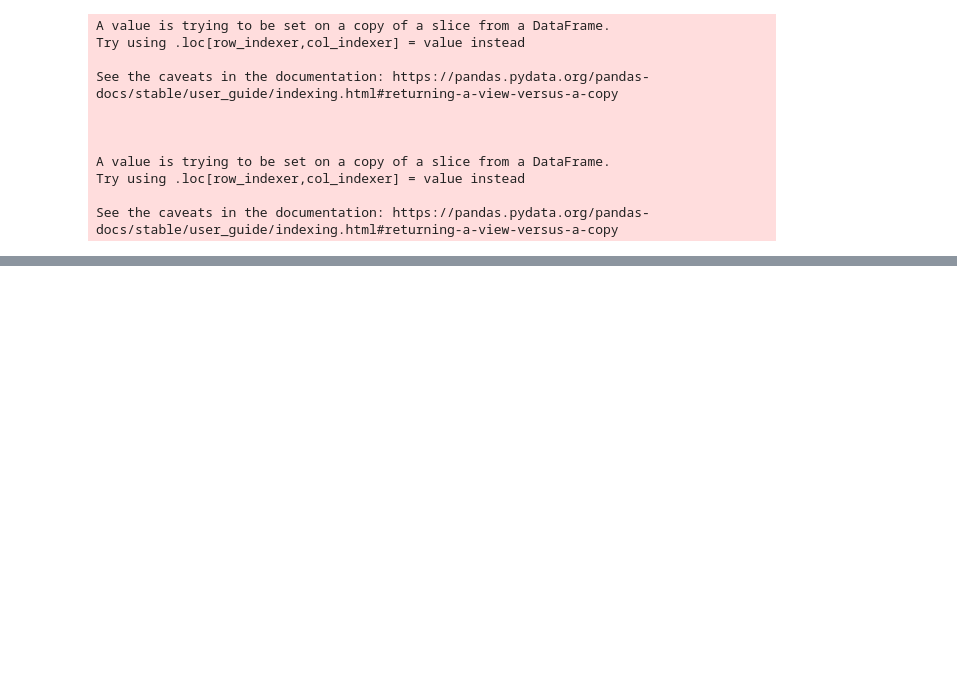
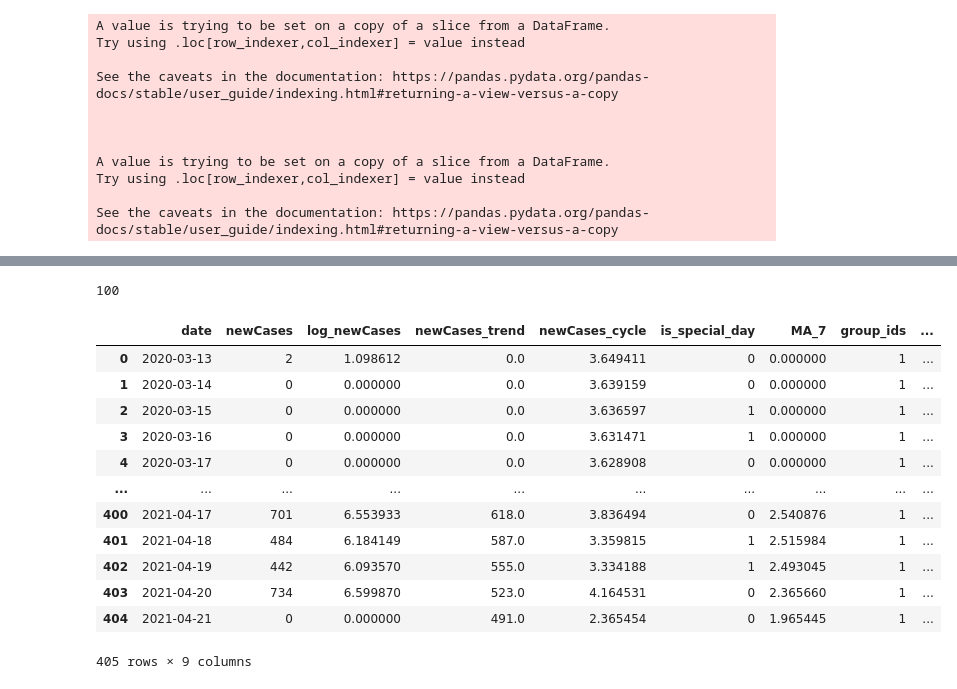
Before and after one commit to HeyLucasLeao/HeyLucasLeao.github.io, a Jupyter notebook: ipynb/ML/aprendizado_de_maquina.ipynb, the cells around one changed output, grey strips where cells are left out. Cells and saved outputs as stored; diff of their text form; code cells hidden in the pictures; blank space fills up the shorter version.

```diff
--- a/ipynb/ML/aprendizado_de_maquina.ipynb
+++ b/ipynb/ML/aprendizado_de_maquina.ipynb
@@ -269,0 +417,20 @@ smape_loss(y_test, pd.Series(y_pred_knn, index=y_test.index))
+# %%
+n_neighbors
+# %% [output]
+100
+# %%
+data_from_newCases
+# %% [output]
+|  | date | newCases | log_newCases | newCases_trend | newCases_cycle | is_special_day | MA_7 | group_ids | ... |
+| 0 | 2020-03-13 | 2 | 1.098612 | 0.0 | 3.649411 | 0 | 0.000000 | 1 | ... |
+| 1 | 2020-03-14 | 0 | 0.000000 | 0.0 | 3.639159 | 0 | 0.000000 | 1 | ... |
+| 2 | 2020-03-15 | 0 | 0.000000 | 0.0 | 3.636597 | 1 | 0.000000 | 1 | ... |
+| 3 | 2020-03-16 | 0 | 0.000000 | 0.0 | 3.631471 | 1 | 0.000000 | 1 | ... |
+| 4 | 2020-03-17 | 0 | 0.000000 | 0.0 | 3.628908 | 0 | 0.000000 | 1 | ... |
+| ... | ... | ... | ... | ... | ... | ... | ... | ... | ... |
+| 400 | 2021-04-17 | 701 | 6.553933 | 618.0 | 3.836494 | 0 | 2.540876 | 1 | ... |
+| 401 | 2021-04-18 | 484 | 6.184149 | 587.0 | 3.359815 | 1 | 2.515984 | 1 | ... |
+| 402 | 2021-04-19 | 442 | 6.093570 | 555.0 | 3.334188 | 1 | 2.493045 | 1 | ... |
+| 403 | 2021-04-20 | 734 | 6.599870 | 523.0 | 4.164531 | 0 | 2.365660 | 1 | ... |
+| 404 | 2021-04-21 | 0 | 0.000000 | 491.0 | 2.365454 | 0 | 1.965445 | 1 | ... |
+405 rows × 9 columns
```
Also changed, not shown: parts of 19 cells of this notebook, 13 other files.
